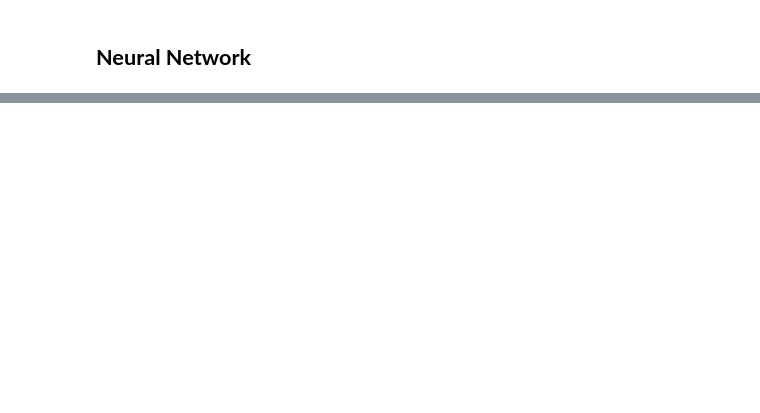
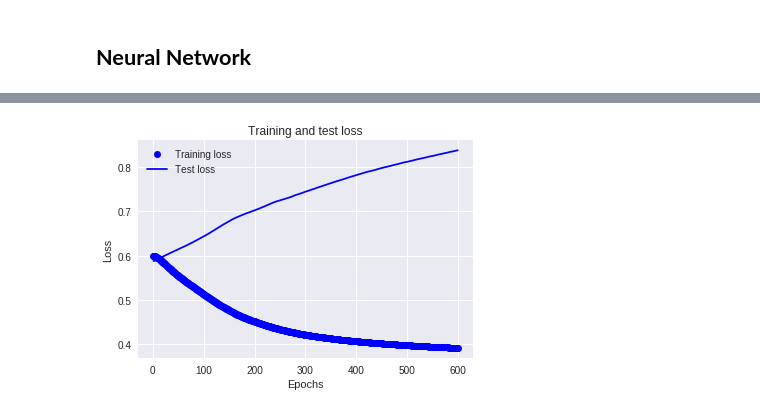
Before and after one commit to xiaoninh/Applied-Data-Science-Project, a Jupyter notebook: nba_classification.ipynb, the cells around one changed output, grey strips where cells are left out. Drawn from its saved outputs; the diff is of its cells as text; code cells hidden in the pictures; blank space fills up the shorter version.

```diff
--- a/nba_classification.ipynb
+++ b/nba_classification.ipynb
@@ -194,5 +196,5 @@ classifier.add(Dense(activation="sigmoid", units=1, kernel_initializer="uniform"
 classifier.compile(optimizer = 'adam', loss = 'binary_crossentropy', metrics = ['accuracy'])
 # %%
 # Fitting our model
-classifier.fit(X_train, y_train, batch_size = 10, nb_epoch = 100)
+classifier.fit(X_train, y_train, batch_size = 50, nb_epoch = 600)
 # %% [output]
@@ -231,0 +251,2 @@ that is an accuracy of (8+10)/(1+7+8+10)=0.69
+# %%
+history=classifier.fit(X_train[:20,:],y_train[:20],epochs=600,batch_size=50,validation_data=(X_train[20:,:],y_train[20:]))
@@ -231,0 +271,16 @@ that is an accuracy of (8+10)/(1+7+8+10)=0.69
+# %%
+history_dict=history.history
+loss_values=history_dict['loss']
+test_loss_values=history_dict['val_loss']
+# %%
+epochs=range(1,len(loss_values)+1)
+# %%
+plt.plot(epochs,loss_values,'bo',label='Training loss')
+plt.plot(epochs,test_loss_values,'b',label='Test loss')
+plt.title('Training and test loss')
+plt.xlabel('Epochs')
+plt.ylabel('Loss')
+plt.legend()
+plt.show()
+# %% [output]
+[figure, added]
```
Also changed, not shown: parts of 23 cells of this notebook, 1 other file.
